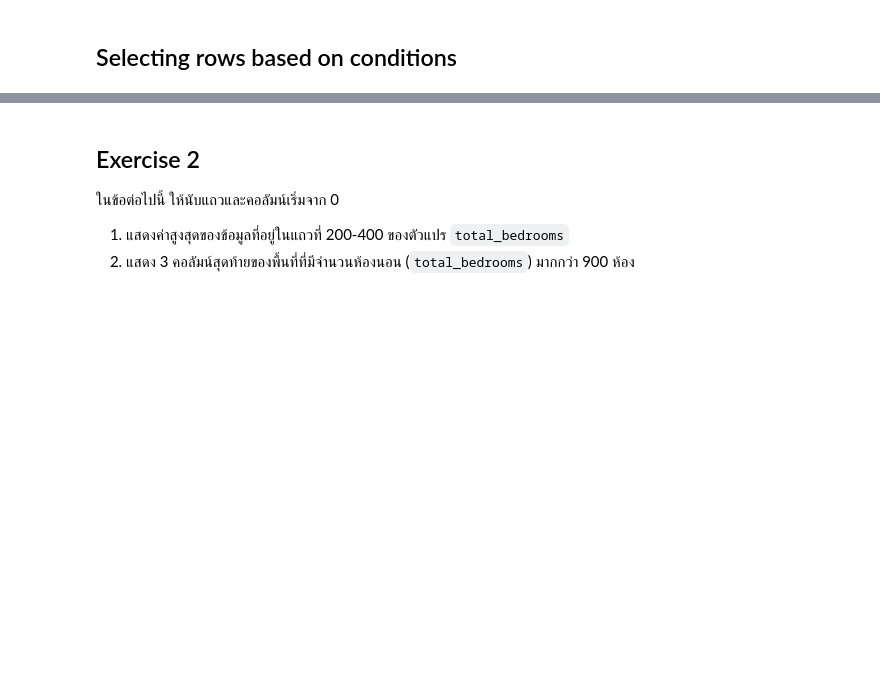
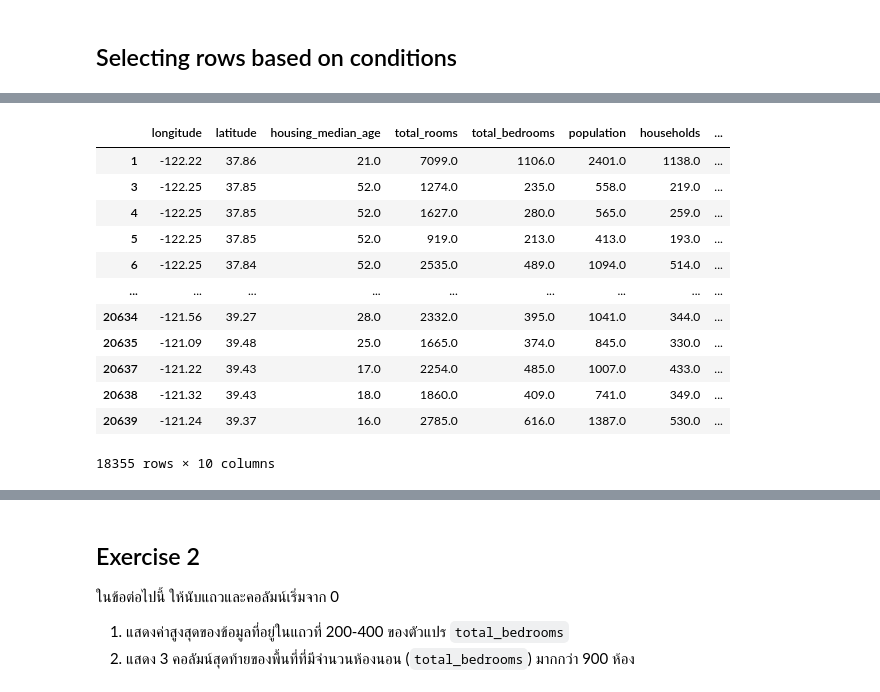
Before and after one commit to Pandatoey/LAB229351, a Jupyter notebook: สำเนาของ_229351_LAB01.ipynb, the cells around one changed output, grey strips where cells are left out. Drawn from its saved outputs; the diff is of its cells as text; code cells hidden in the pictures; blank space fills up the shorter version.

```diff
--- a/สำเนาของ_229351_LAB01.ipynb
+++ b/สำเนาของ_229351_LAB01.ipynb
@@ -85,0 +339,16 @@ housing[(housing['longitude']>-122) & (housing['latitude']>=40)]
+# %%
+housing[housing['total_bedrooms']>=200] #หาได้ว่าจำนวนห้องนอนที่มากกว่า200 ส่วนที่หายคือไม่ถึง200
+# %% [output]
+|  | longitude | latitude | housing_median_age | total_rooms | total_bedrooms | population | households | ... |
+| 1 | -122.22 | 37.86 | 21.0 | 7099.0 | 1106.0 | 2401.0 | 1138.0 | ... |
+| 3 | -122.25 | 37.85 | 52.0 | 1274.0 | 235.0 | 558.0 | 219.0 | ... |
+| 4 | -122.25 | 37.85 | 52.0 | 1627.0 | 280.0 | 565.0 | 259.0 | ... |
+| 5 | -122.25 | 37.85 | 52.0 | 919.0 | 213.0 | 413.0 | 193.0 | ... |
+| 6 | -122.25 | 37.84 | 52.0 | 2535.0 | 489.0 | 1094.0 | 514.0 | ... |
+| ... | ... | ... | ... | ... | ... | ... | ... | ... |
+| 20634 | -121.56 | 39.27 | 28.0 | 2332.0 | 395.0 | 1041.0 | 344.0 | ... |
+| 20635 | -121.09 | 39.48 | 25.0 | 1665.0 | 374.0 | 845.0 | 330.0 | ... |
+| 20637 | -121.22 | 39.43 | 17.0 | 2254.0 | 485.0 | 1007.0 | 433.0 | ... |
+| 20638 | -121.32 | 39.43 | 18.0 | 1860.0 | 409.0 | 741.0 | 349.0 | ... |
+| 20639 | -121.24 | 39.37 | 16.0 | 2785.0 | 616.0 | 1387.0 | 530.0 | ... |
+18355 rows × 10 columns
```
Also changed, not shown: parts of 51 cells of this notebook.
